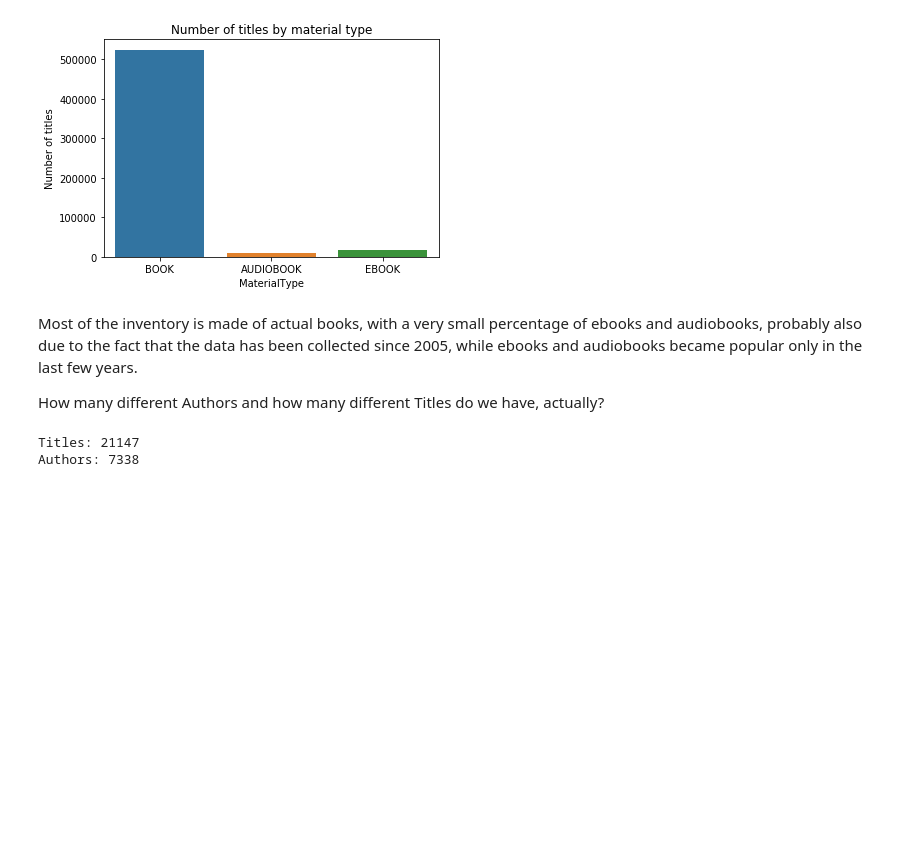
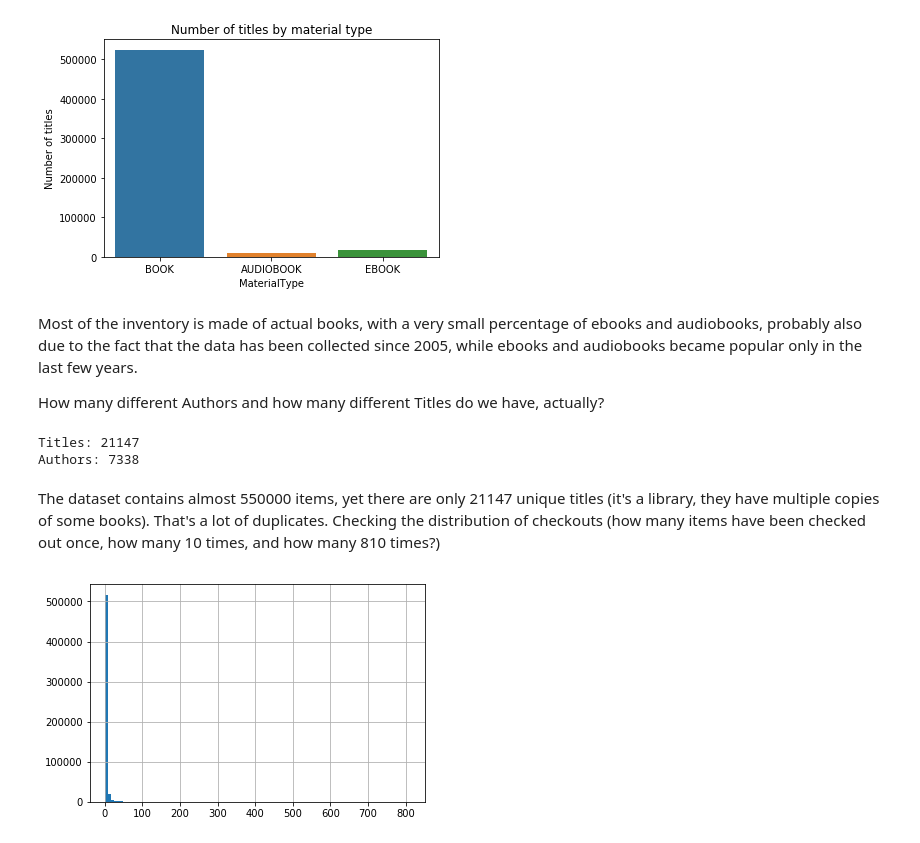
Before and after one commit to OanaTudu/BookTitleMovieCandidate, a Jupyter notebook: LibraryBooks.ipynb, the cells around one changed output. Drawn from its saved outputs; the diff is of its cells as text; code cells hidden in the pictures; blank space fills up the shorter version.

```diff
--- a/LibraryBooks.ipynb
+++ b/LibraryBooks.ipynb
@@ -226,3 +226,10 @@ print('Authors: ' + str(len(df1.Creator.unique())))
 # %% [output]
 Titles: 21147
 Authors: 7338
+# %% [markdown]
+The dataset contains almost 550000 items, yet there are only 21147 unique titles (it's a library, they have multiple copies of some books). That's a lot of duplicates. Checking the distribution of checkouts (how many items have been checked out once, how many 10 times, and how many 810 times?)
+# %%
+df1['Checkouts'].hist(bins = 100)
+plt.show()
+# %% [output]
+[figure, added]
```
Also changed, not shown: parts of 28 cells of this notebook.
